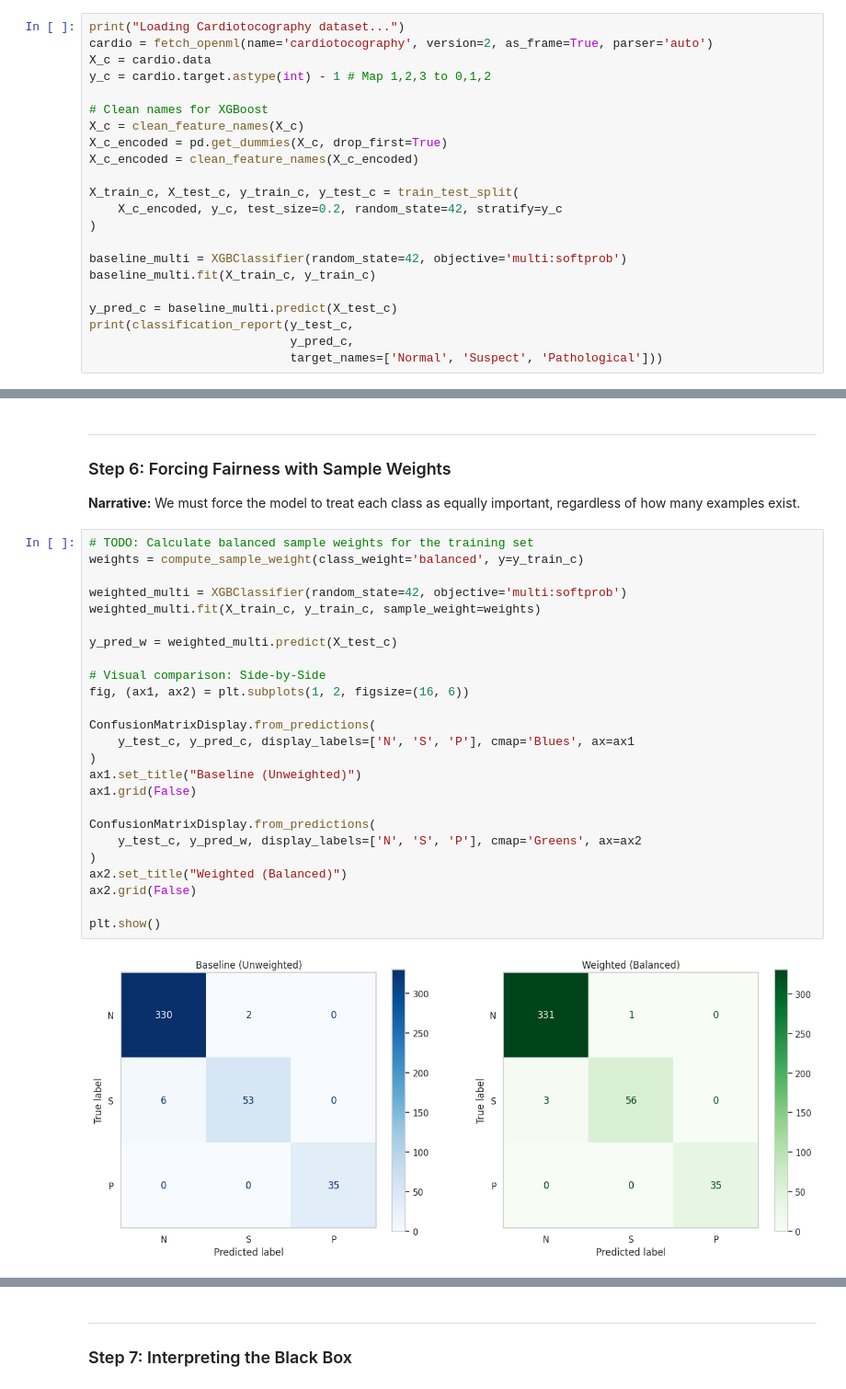
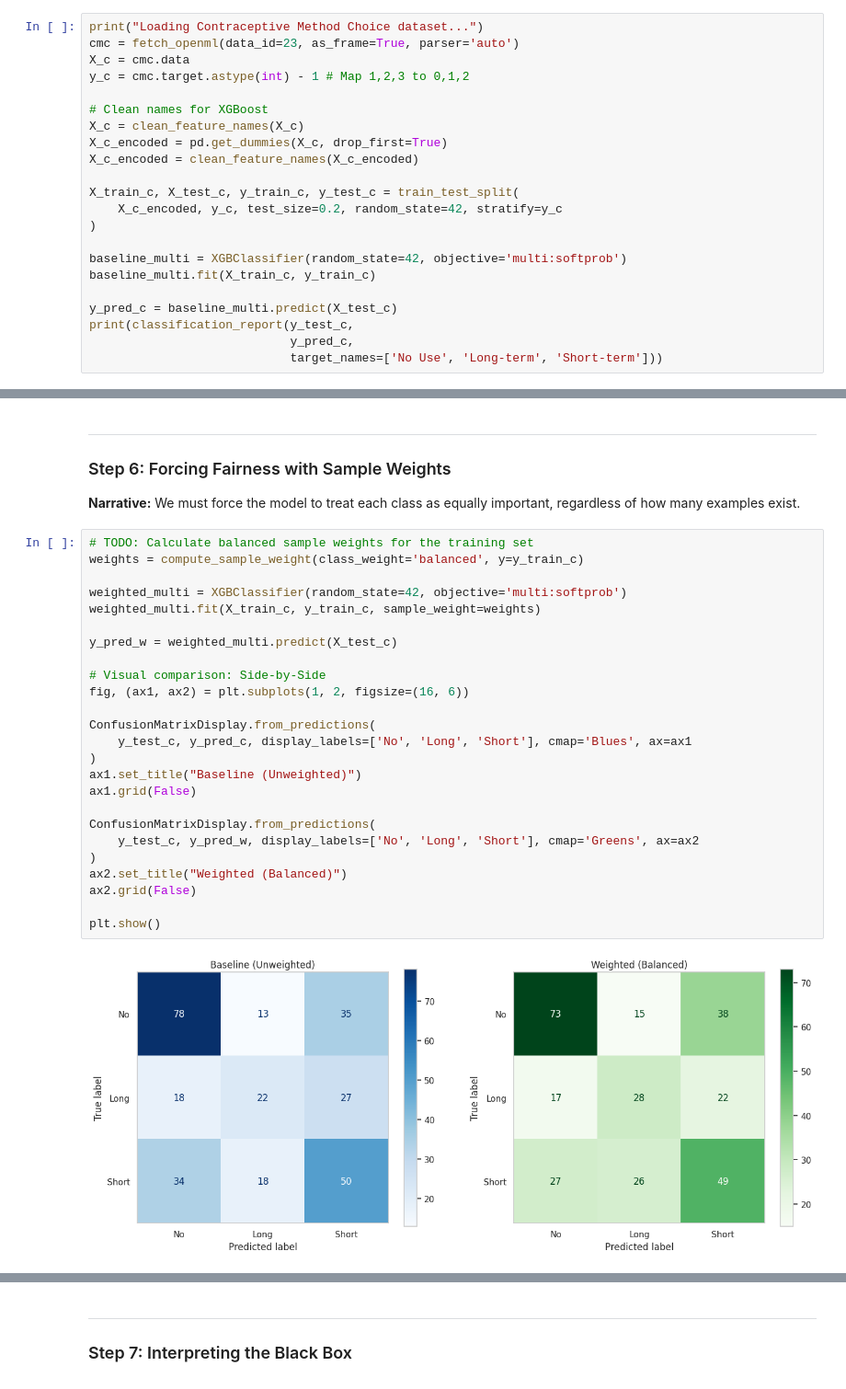
Before and after one commit to bsheese/cs377, a Jupyter notebook: 18_classification/18_1_Classification_Basics/18_1_4_x_Exercise_Two_Parts.ipynb, the cells around one changed output, grey strips where cells are left out. Shown at 92% size. Saved outputs shown, nothing was run; the diff lists cells and outputs as text.

Commit message:
update Act II to use CMC dataset for better misclassification visibility

```diff
--- a/18_classification/18_1_Classification_Basics/18_1_4_x_Exercise_Two_Parts.ipynb
+++ b/18_classification/18_1_Classification_Basics/18_1_4_x_Exercise_Two_Parts.ipynb
@@ -191,8 +191,8 @@ Did the business-optimal threshold match Youden's J? Why or why not? Write a 2-s
 # %%
-print("Loading Cardiotocography dataset...")
-cardio = fetch_openml(name='cardiotocography', version=2, as_frame=True, parser='auto')
-X_c = cardio.data
-y_c = cardio.target.astype(int) - 1 # Map 1,2,3 to 0,1,2
+print("Loading Contraceptive Method Choice dataset...")
+cmc = fetch_openml(data_id=23, as_frame=True, parser='auto')
+X_c = cmc.data
+y_c = cmc.target.astype(int) - 1 # Map 1,2,3 to 0,1,2
 
 # Clean names for XGBoost
 X_c = clean_feature_names(X_c)
@@ -209,5 +209,5 @@ baseline_multi.fit(X_train_c, y_train_c)
 y_pred_c = baseline_multi.predict(X_test_c)
 print(classification_report(y_test_c,
                             y_pred_c,
-                            target_names=['Normal', 'Suspect', 'Pathological']))
+                            target_names=['No Use', 'Long-term', 'Short-term']))
 # %% [output]
@@ -232,28 +232,28 @@ Why is the 'Weighted Avg F1' score (~0.90+) so much higher than the 'Macro Avg F
 # %%
 # TODO: Calculate balanced sample weights for the training set
 weights = compute_sample_weight(class_weight='balanced', y=y_train_c)
 
 weighted_multi = XGBClassifier(random_state=42, objective='multi:softprob')
 weighted_multi.fit(X_train_c, y_train_c, sample_weight=weights)
 
 y_pred_w = weighted_multi.predict(X_test_c)
 
 # Visual comparison: Side-by-Side
 fig, (ax1, ax2) = plt.subplots(1, 2, figsize=(16, 6))
 
 ConfusionMatrixDisplay.from_predictions(
-    y_test_c, y_pred_c, display_labels=['N', 'S', 'P'], cmap='Blues', ax=ax1
+    y_test_c, y_pred_c, display_labels=['No', 'Long', 'Short'], cmap='Blues', ax=ax1
 )
 ax1.set_title("Baseline (Unweighted)")
 ax1.grid(False)
 
 ConfusionMatrixDisplay.from_predictions(
-    y_test_c, y_pred_w, display_labels=['N', 'S', 'P'], cmap='Greens', ax=ax2
+    y_test_c, y_pred_w, display_labels=['No', 'Long', 'Short'], cmap='Greens', ax=ax2
 )
 ax2.set_title("Weighted (Balanced)")
 ax2.grid(False)
 
 plt.show()
 # %% [output]
-[figure, old version]
+[figure, new version]
 # %% [markdown]
```
Also changed, not shown: parts of 8 cells of this notebook, 1 other file.
